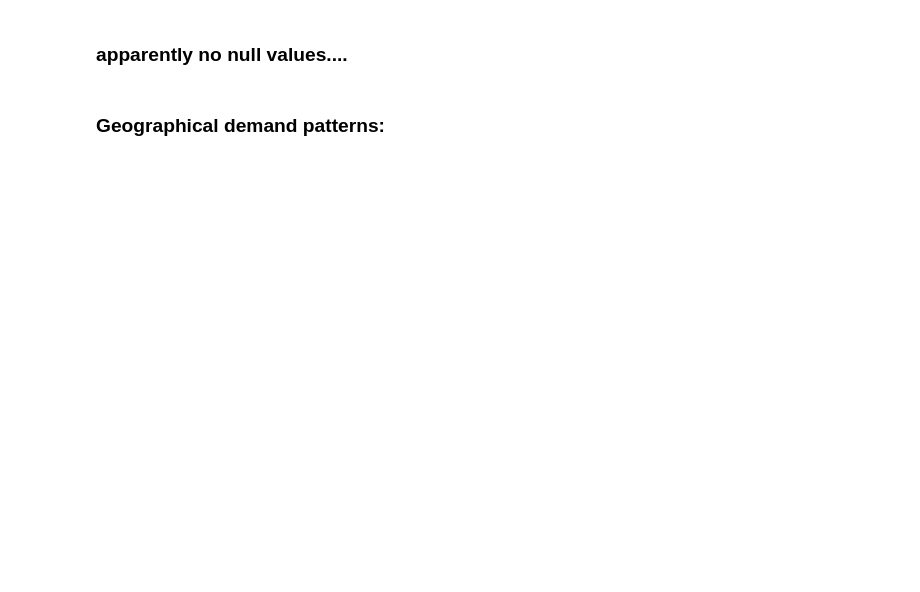
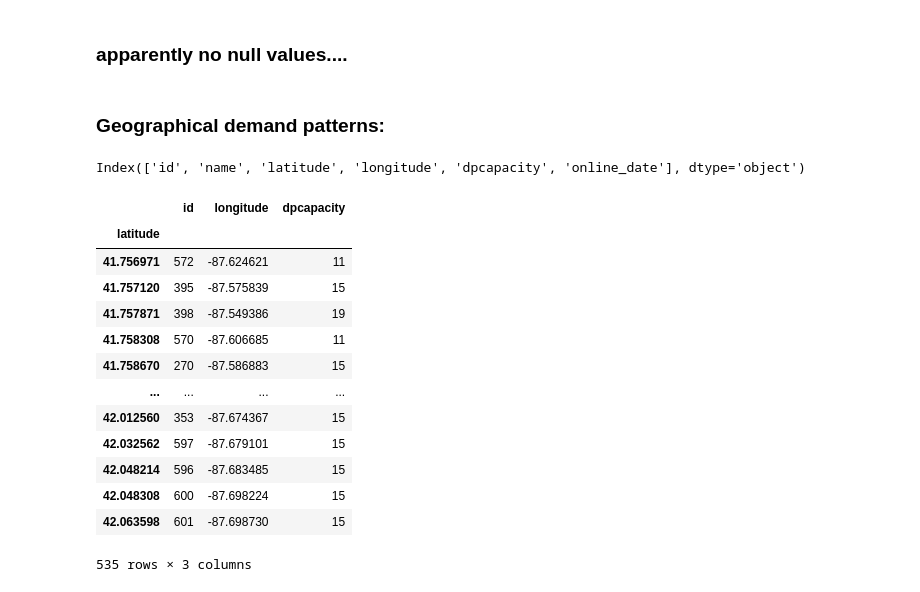
Before and after one commit to agruenb/PrescriptiveStruggle_BikeSharing, a Jupyter notebook: JessyWorkspace/3.1.ipynb, the cells around one changed output. Cells and saved outputs as stored; diff of their text form; code cells hidden in the pictures; blank space fills up the shorter version.

```diff
--- a/JessyWorkspace/3.1.ipynb
+++ b/JessyWorkspace/3.1.ipynb
@@ -58,0 +102,23 @@ import timeit
+# %%
+Divvy_Stations_2016_Q1Q2.columns
+# %% [output]
+Index(['id', 'name', 'latitude', 'longitude', 'dpcapacity', 'online_date'], dtype='object')
+# %%
+geo_Divvy_Stations_2016_Q1Q2_mean = Divvy_Stations_2016_Q1Q2.groupby("latitude").mean()
+# %%
+geo_Divvy_Stations_2016_Q1Q2_mean
+# %% [output]
+|  | id | longitude | dpcapacity |
+| latitude |  |  |  |
+| 41.756971 | 572 | -87.624621 | 11 |
+| 41.757120 | 395 | -87.575839 | 15 |
+| 41.757871 | 398 | -87.549386 | 19 |
+| 41.758308 | 570 | -87.606685 | 11 |
+| 41.758670 | 270 | -87.586883 | 15 |
+| ... | ... | ... | ... |
+| 42.012560 | 353 | -87.674367 | 15 |
+| 42.032562 | 597 | -87.679101 | 15 |
+| 42.048214 | 596 | -87.683485 | 15 |
+| 42.048308 | 600 | -87.698224 | 15 |
+| 42.063598 | 601 | -87.698730 | 15 |
+535 rows × 3 columns
```
Also changed, not shown: parts of 8 cells of this notebook.
